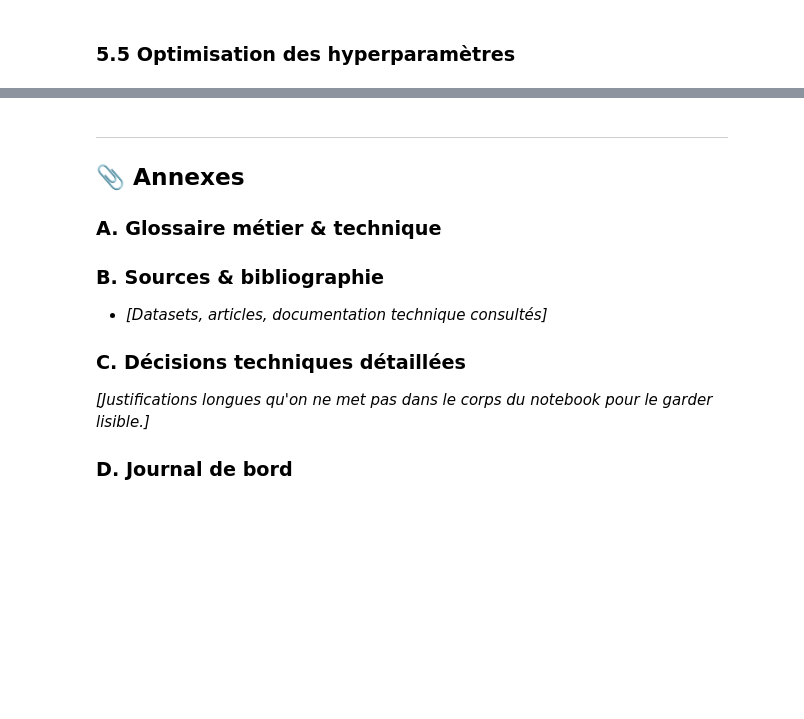
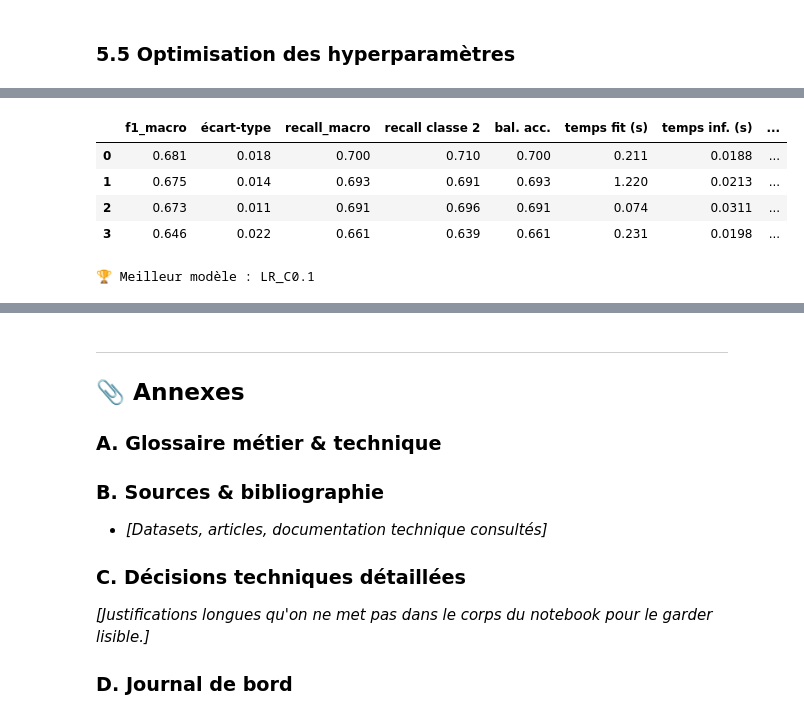
Before and after one commit to NicoH77/Atlas_CISIA_Exam_EmploymentPrediction, a Jupyter notebook: notebooks/Notebook-EmploymentPrediction.ipynb, the cells around one changed output, grey strips where cells are left out. Saved outputs shown, nothing was run; the diff lists cells and outputs as text; code cells hidden in the pictures; blank space fills up the shorter version.

```diff
--- a/notebooks/Notebook-EmploymentPrediction.ipynb
+++ b/notebooks/Notebook-EmploymentPrediction.ipynb
@@ -1368,0 +1483,79 @@ S4 | XGBoost              | F1_macro = 0.647 +/- 0.022 | Accuracy = 0.673 | Pred
+# %%
+# =====================================================
+# Configurations à comparer
+# =====================================================
+
+model_params = {
+    "LR_baseline" : LogisticRegression(
+        max_iter=1000,
+        class_weight="balanced",
+        random_state=42
+    ),
+    # Regularisation forte
+    "LR_C0.1": LogisticRegression(
+        C=0.1,
+        solver="saga",
+        l1_ratio=0.0,
+        max_iter=1000,
+        class_weight="balanced",
+        random_state=42,
+    ),
+    # Regularisation faible
+    "LR_C10": LogisticRegression(
+        C=10,
+        solver="saga",
+        l1_ratio=0.0,
+        max_iter=1000,
+        class_weight="balanced",
+        random_state=42,
+    ),
+    # ElasticNet
+    "LR_ElasticNet": LogisticRegression(
+        C=1,
+        solver="saga",
+        l1_ratio=0.5,
+        max_iter=1000,
+        class_weight="balanced",
+        random_state=42,
+    ),
+}
+
+
+# =====================================================
+# Evaluation par validation croisée
+# =====================================================
+
+results_df = (
+    run_benchmark(
+        models=model_params,
+        scenarios={"S1": scenarios["S1"]},
+        X_train=X_train,
+        y_train=y_train,
+        cv=cv,
+        scoring=scoring,
+        build_preprocessor=build_preprocessor
+    )
+    .sort_values(
+        by="f1_macro",
+        ascending=False
+    )
+    .reset_index(drop=True)
+)
+
+display(results_df)
+
+
+# =====================================================
+# Meilleur modèle
+# =====================================================
+
+best_model_name = results_df.iloc[0]["modele"]
+
+print("\n🏆 Meilleur modèle :", best_model_name)
+# %% [output]
+|  | f1_macro | écart-type | recall_macro | recall classe 2 | bal. acc. | temps fit (s) | temps inf. (s) | ... |
+| 0 | 0.681 | 0.018 | 0.700 | 0.710 | 0.700 | 0.211 | 0.0188 | ... |
+| 1 | 0.675 | 0.014 | 0.693 | 0.691 | 0.693 | 1.220 | 0.0213 | ... |
+| 2 | 0.673 | 0.011 | 0.691 | 0.696 | 0.691 | 0.074 | 0.0311 | ... |
+| 3 | 0.646 | 0.022 | 0.661 | 0.639 | 0.661 | 0.231 | 0.0198 | ... |
+🏆 Meilleur modèle : LR_C0.1
```
Also changed, not shown: parts of 17 cells of this notebook.
